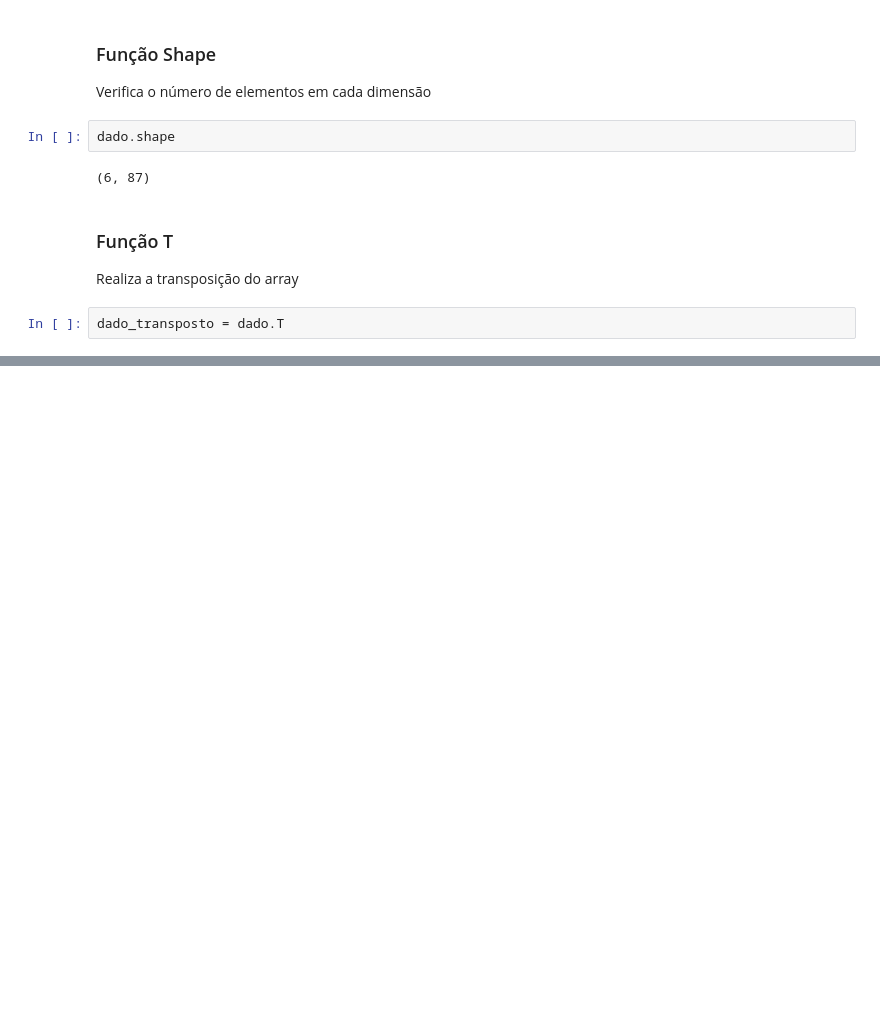
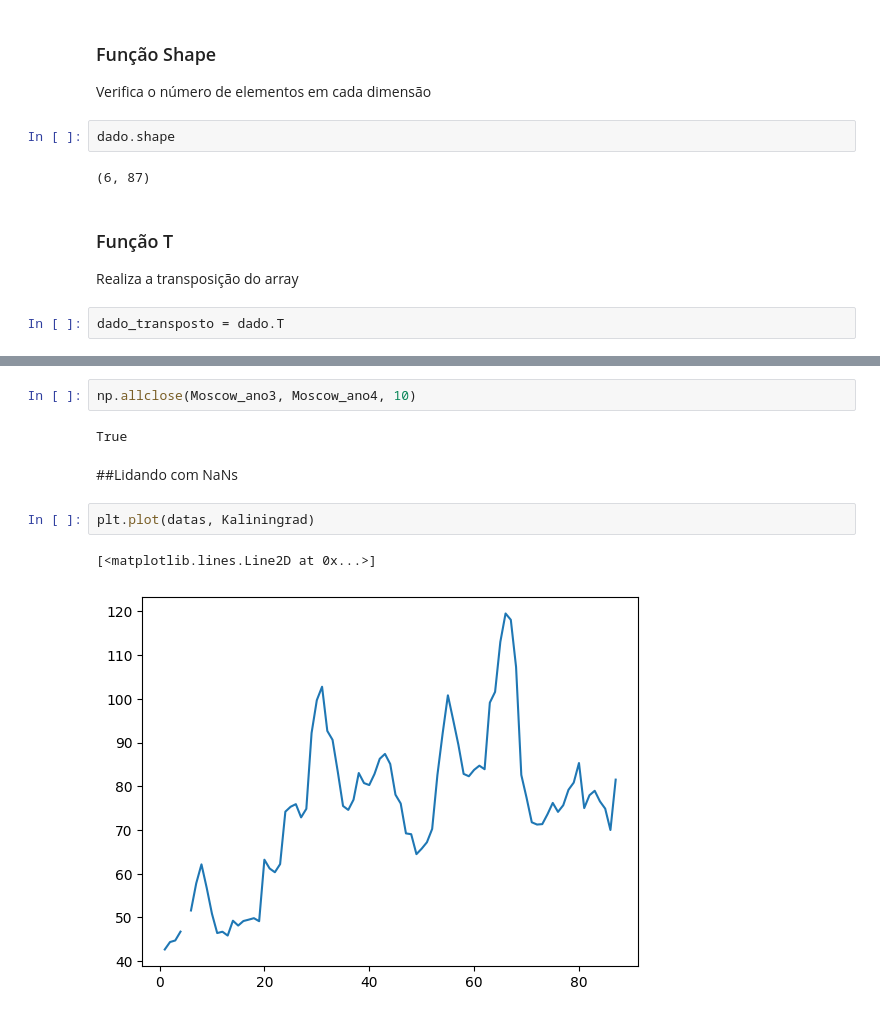
Before and after one commit to mateusopaiva/numpy, a Jupyter notebook: NumPy_análise_numérica_eficiente_com_Python.ipynb, the cells around one changed output, grey strips where cells are left out. Drawn from its saved outputs; the diff is of its cells as text; blank space fills up the shorter version.

```diff
--- a/NumPy_análise_numérica_eficiente_com_Python.ipynb
+++ b/NumPy_análise_numérica_eficiente_com_Python.ipynb
@@ -57,0 +114,11 @@ dado_transposto = dado.T
+# %%
+np.allclose(Moscow_ano3, Moscow_ano4, 10)
+# %% [output]
+True
+# %% [markdown]
+##Lidando com NaNs
+# %%
+plt.plot(datas, Kaliningrad)
+# %% [output]
+[<matplotlib.lines.Line2D at 0x...>]
+[figure, added]
```
Also changed, not shown: parts of 26 cells of this notebook.
